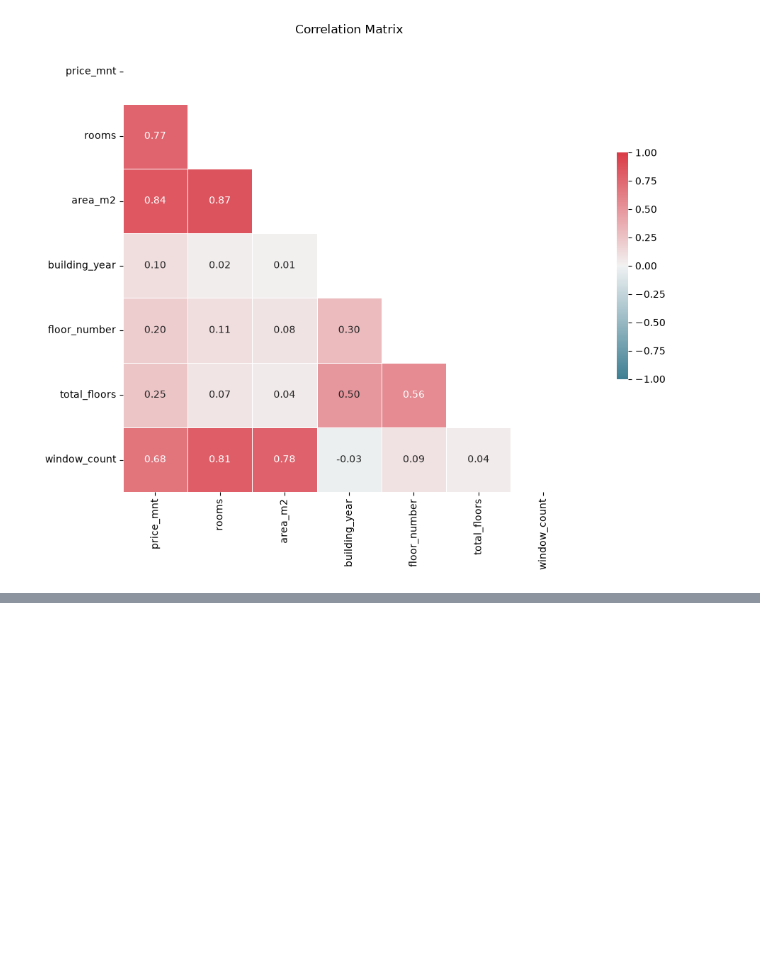
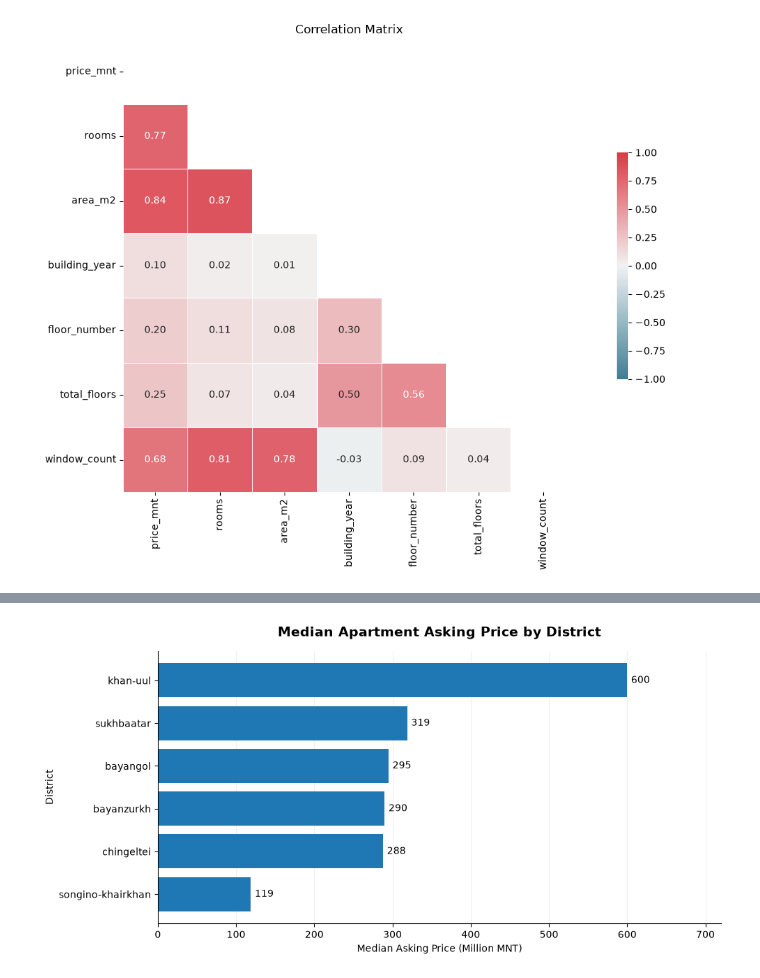
Before and after one commit to 2026328-Dashzeveg-Purevtogtokh/Machine-Learning-Sep26, a Jupyter notebook: CA1-ML-Apartment-Price-Prediction/notebooks/2026328_Machine_Learning_CA1_V1.ipynb, the cells around one changed output, grey strips where cells are left out. Cells and saved outputs as stored; diff of their text form; code cells hidden in the pictures; blank space fills up the shorter version.

Commit message:
Feature Selection and Data Preprocessing

```diff
--- a/CA1-ML-Apartment-Price-Prediction/notebooks/2026328_Machine_Learning_CA1_V1.ipynb
+++ b/CA1-ML-Apartment-Price-Prediction/notebooks/2026328_Machine_Learning_CA1_V1.ipynb
@@ -121,7 +121,6 @@ print(df.columns.tolist())
 # %%
 # Rename target value
 df.columns = [col.strip().lower().replace(" ", "_") for col in df.columns]
-df = df.rename(columns={"default_payment_next_month": "default"})
 # %%
 df.head()
 # %% [output]
@@ -1299,0 +1380,12 @@ plt.show()
+# %%
+# Calculate median price for each district.
+district_price = (
+    train_df.groupby("city_region", observed=True)["price_mnt"]
+    .agg(["count", "median"])
+    .sort_values("median", ascending=False)
+)
+
+# Convert prices to millions of MNT.
+district_price["median_million"] = district_price["median"] / 1_000_000
+
+display(district_price)
@@ -1299,0 +1401,40 @@ plt.show()
+# %%
+import matplotlib.pyplot as plt
+
+# Sort districts by median price.
+plot_data = district_price.sort_values("median_million")
+
+fig, ax = plt.subplots(figsize=(10, 5))
+
+bars = ax.barh(plot_data.index.astype(str), plot_data["median_million"])
+
+# Add price labels.
+for bar in bars:
+    width = bar.get_width()
+
+    ax.text(
+        width + 5,
+        bar.get_y() + bar.get_height() / 2,
+        f"{width:,.0f}",
+        va="center",
+        fontsize=10,
+    )
+
+ax.set_title(
+    "Median Apartment Asking Price by District", fontsize=14, fontweight="bold", pad=15
+)
+
+ax.set_xlabel("Median Asking Price (Million MNT)")
+ax.set_ylabel("District")
+
+ax.set_xlim(0, plot_data["median_million"].max() * 1.20)
+ax.spines["top"].set_visible(False)
+ax.spines["right"].set_visible(False)
+ax.grid(axis="x", alpha=0.2)
+ax.set_axisbelow(True)
+
+plt.tight_layout()
+plt.savefig("median_price_by_district.png", dpi=300)
+plt.show()
+# %% [output]
+[figure, added]
```
Also changed, not shown: parts of 13 cells of this notebook.
